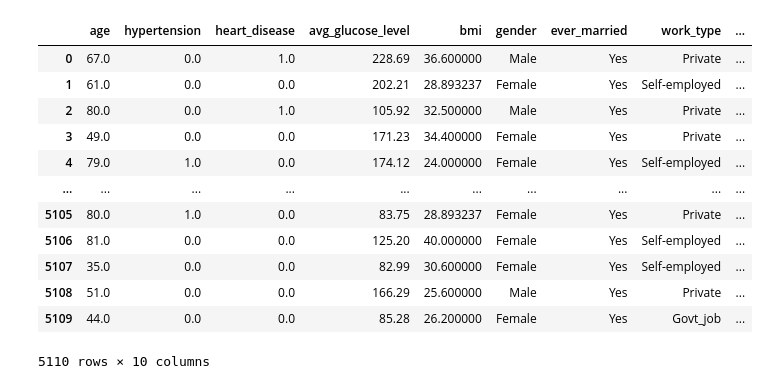
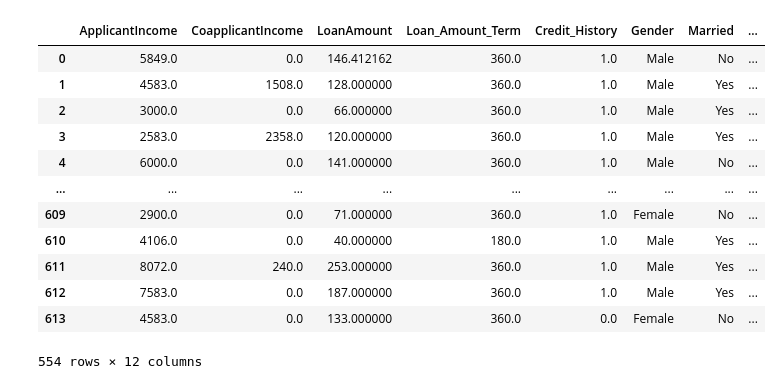
Before and after one commit to Bhavyalakhani/Auto-ML, a Jupyter notebook: AutoML-Script.ipynb, the cells around one changed output. Cells and saved outputs as stored; diff of their text form; code cells hidden in the pictures.

Commit message:
Target Var bug

```diff
--- a/AutoML-Script.ipynb
+++ b/AutoML-Script.ipynb
@@ -5,6 +5,6 @@ import seaborn as sns
 import matplotlib.pyplot as plt
 %matplotlib inline
 # %%
-dataset = pd.read_csv('healthcare-dataset-stroke-data.csv')
+dataset = pd.read_csv('trainset.csv')
 dataset
 # %% [output]
@@ -26,8 +23,0 @@ from collections import Counter
-# %%
-columns = dataset.columns
-columns_lower = [x.lower() for x in columns]
-last_column = columns[len(columns)-1]
-y = dataset[last_column]
-dataset.drop(last_column,inplace=True,axis=1)
-count = Counter(y)
-count
@@ -53,19 +43,21 @@ dtype: object
 cat_cols = []
 num_cols = []
 id1 = "id"
+target_column = 'Loan_Status'
 for i in range(len(datatypes)):
-    if datatypes[i]=='object':
-        unqval = dataset[datatypes.index[i]].nunique()
-        if (unqval < 30):
-            cat_cols.append(datatypes.index[i])
+    if datatypes.index[i] != target_column:
+        if datatypes[i]=='object':
+            unqval = dataset[datatypes.index[i]].nunique()
+            if (unqval < 30):
+                cat_cols.append(datatypes.index[i])
+            else:
+                del dataset[datatypes.index[i]]
+                print('Deleted: ',datatypes.index[i])
         else:
-            del dataset[datatypes.index[i]]
-            print('Deleted: ',datatypes.index[i])
-    else:
-        if(id1 in columns_lower[i]):
-            del dataset[datatypes.index[i]]
-            print('Deleted: ',datatypes.index[i])
-        else:
-            num_cols.append(datatypes.index[i])
+            if(id1 in columns_lower[i]):
+                del dataset[datatypes.index[i]]
+                print('Deleted: ',datatypes.index[i])
+            else:
+                num_cols.append(datatypes.index[i])
 num_cols
 # %% [output]
@@ -77,9 +79,9 @@ cat_cols
 # %%
-
 if(len(cat_cols)>0):
     cat_data = dataset[cat_cols]
 if(len(num_cols)>0):
     num_data = dataset[num_cols]
+y_data = dataset[target_column]
 # %%
 #num,cat
 # %%
@@ -107,19 +109,19 @@ num_data
 # %%
-df = pd.concat([num_data,cat_data],axis=1)
+df = pd.concat([num_data,cat_data,y_data],axis=1)
 df = df.dropna()
 df.isnull().sum()
 (df)
 # %% [output]
-|  | age | hypertension | heart_disease | avg_glucose_level | bmi | gender | ever_married | work_type | ... |
-| 0 | 67.0 | 0.0 | 1.0 | 228.69 | 36.600000 | Male | Yes | Private | ... |
-| 1 | 61.0 | 0.0 | 0.0 | 202.21 | 28.893237 | Female | Yes | Self-employed | ... |
-| 2 | 80.0 | 0.0 | 1.0 | 105.92 | 32.500000 | Male | Yes | Private | ... |
-| 3 | 49.0 | 0.0 | 0.0 | 171.23 | 34.400000 | Female | Yes | Private | ... |
-| 4 | 79.0 | 1.0 | 0.0 | 174.12 | 24.000000 | Female | Yes | Self-employed | ... |
-| ... | ... | ... | ... | ... | ... | ... | ... | ... | ... |
-| 5105 | 80.0 | 1.0 | 0.0 | 83.75 | 28.893237 | Female | Yes | Private | ... |
-| 5106 | 81.0 | 0.0 | 0.0 | 125.20 | 40.000000 | Female | Yes | Self-employed | ... |
-| 5107 | 35.0 | 0.0 | 0.0 | 82.99 | 30.600000 | Female | Yes | Self-employed | ... |
-| 5108 | 51.0 | 0.0 | 0.0 | 166.29 | 25.600000 | Male | Yes | Private | ... |
-| 5109 | 44.0 | 0.0 | 0.0 | 85.28 | 26.200000 | Female | Yes | Govt_job | ... |
+|  | ApplicantIncome | CoapplicantIncome | LoanAmount | Loan_Amount_Term | Credit_History | Gender | Married | ... |
+| 0 | 5849.0 | 0.0 | 146.412162 | 360.0 | 1.0 | Male | No | ... |
+| 1 | 4583.0 | 1508.0 | 128.000000 | 360.0 | 1.0 | Male | Yes | ... |
+| 2 | 3000.0 | 0.0 | 66.000000 | 360.0 | 1.0 | Male | Yes | ... |
+| 3 | 2583.0 | 2358.0 | 120.000000 | 360.0 | 1.0 | Male | Yes | ... |
+| 4 | 6000.0 | 0.0 | 141.000000 | 360.0 | 1.0 | Male | No | ... |
+| ... | ... | ... | ... | ... | ... | ... | ... | ... |
+| 609 | 2900.0 | 0.0 | 71.000000 | 360.0 | 1.0 | Female | No | ... |
+| 610 | 4106.0 | 0.0 | 40.000000 | 180.0 | 1.0 | Male | Yes | ... |
+| 611 | 8072.0 | 240.0 | 253.000000 | 360.0 | 1.0 | Male | Yes | ... |
+| 612 | 7583.0 | 0.0 | 187.000000 | 360.0 | 1.0 | Male | Yes | ... |
+| 613 | 4583.0 | 0.0 | 133.000000 | 360.0 | 0.0 | Female | No | ... |
-5110 rows × 10 columns
+554 rows × 12 columns
```
Also changed, not shown: parts of 14 cells of this notebook.
